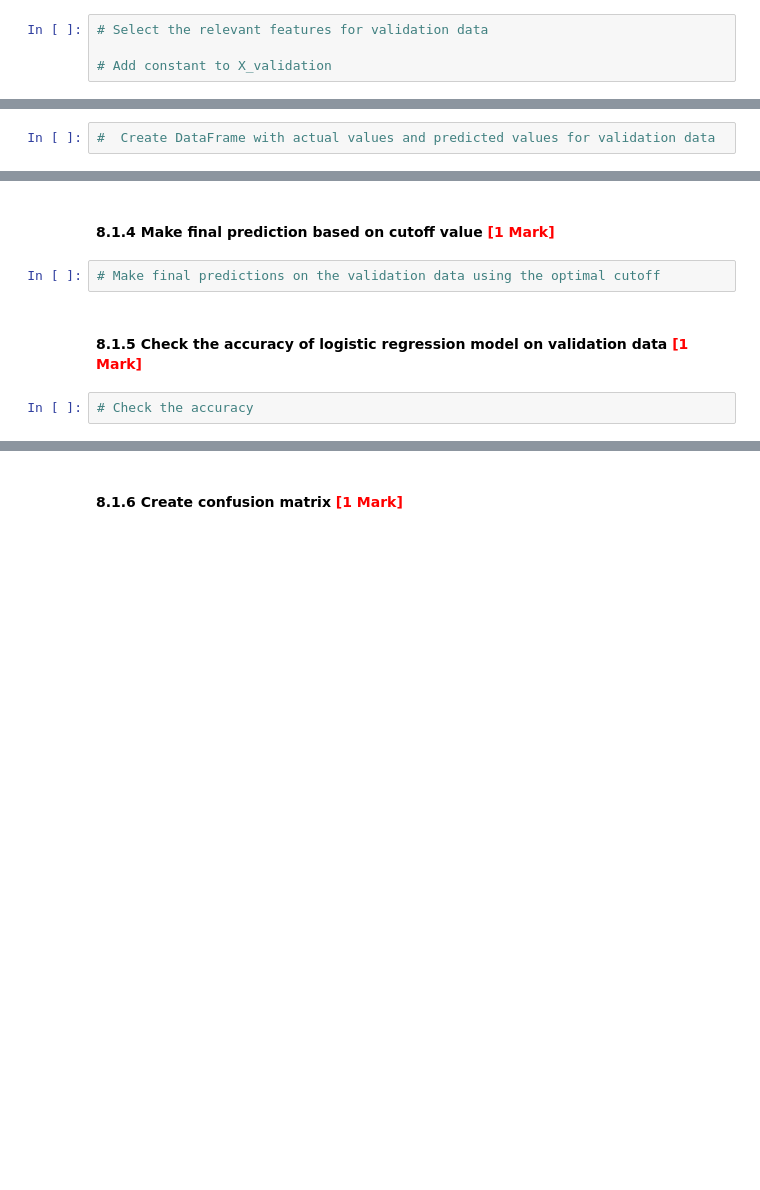
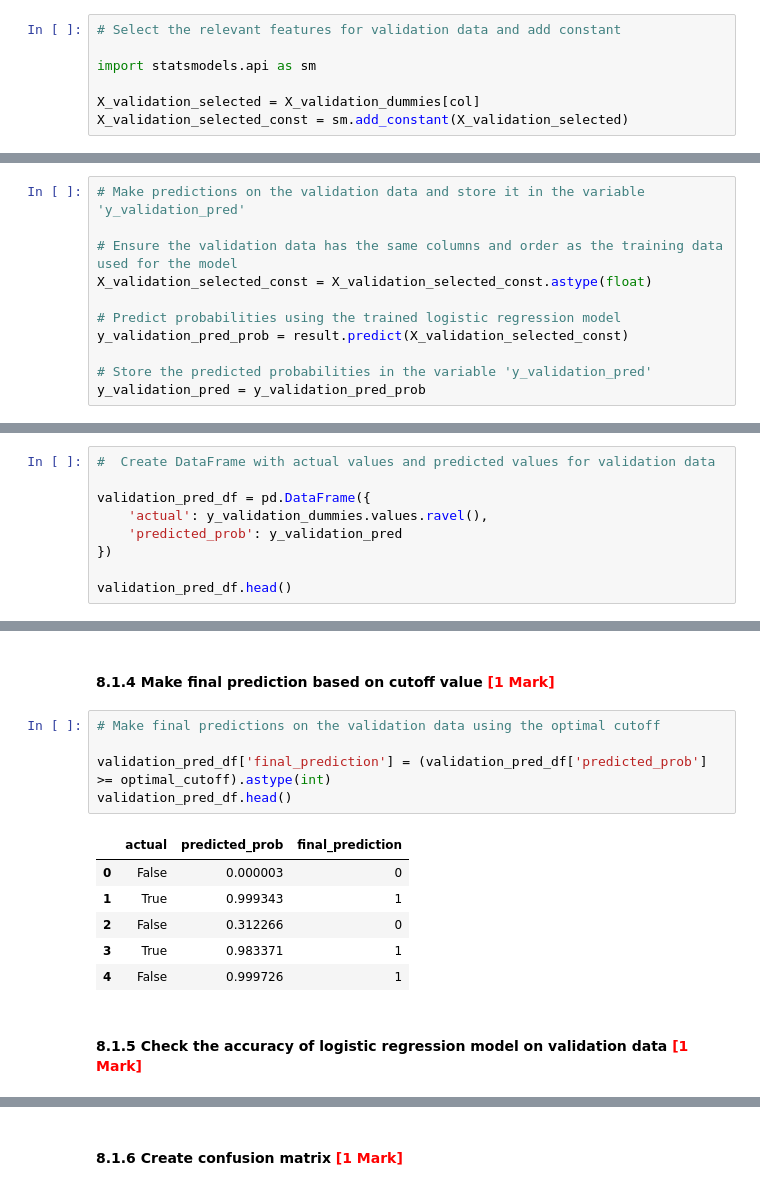
Before and after one commit to shivanshu-sigh-dev/fraudulent-claim-detection, a Jupyter notebook: Fraudulent_Claim_Detection_Starter.ipynb, the cells around one changed output, grey strips where cells are left out. Cells and saved outputs as stored; diff of their text form; blank space fills up the shorter version.

```diff
--- a/Fraudulent_Claim_Detection_Starter.ipynb
+++ b/Fraudulent_Claim_Detection_Starter.ipynb
@@ -1519,8 +1697,11 @@ Use the model from the previous step to make predictions on the validation data
 # %% [markdown]
 #### **8.1.1** Select relevant features for validation data and add constant <font color="red">[1 Mark]</font>
 # %%
-# Select the relevant features for validation data
+# Select the relevant features for validation data and add constant
 
-# Add constant to X_validation
+import statsmodels.api as sm
+
+X_validation_selected = X_validation_dummies[col]
+X_validation_selected_const = sm.add_constant(X_validation_selected)
 # %% [markdown]
 #### **8.1.2** Make predictions over validation data <font color="red">[1 Mark]</font>
@@ -1529,4 +1708,22 @@ Use the model from the previous step to make predictions on the validation data
+# %%
+# Make predictions on the validation data and store it in the variable 'y_validation_pred'
+
+# Ensure the validation data has the same columns and order as the training data used for the model
+X_validation_selected_const = X_validation_selected_const.astype(float)
+
+# Predict probabilities using the trained logistic regression model
+y_validation_pred_prob = result.predict(X_validation_selected_const)
+
+# Store the predicted probabilities in the variable 'y_validation_pred'
+y_validation_pred = y_validation_pred_prob
 # %% [markdown]
 #### **8.1.3** Create DataFrame with actual values and predicted values for validation data <font color="red">[2 Marks]</font>
 # %%
 #  Create DataFrame with actual values and predicted values for validation data
+
+validation_pred_df = pd.DataFrame({
+    'actual': y_validation_dummies.values.ravel(),
+    'predicted_prob': y_validation_pred
+})
+
+validation_pred_df.head()
@@ -1534,7 +1738,15 @@ Use the model from the previous step to make predictions on the validation data
 #### **8.1.4** Make final prediction based on cutoff value <font color="red">[1 Mark]</font>
 # %%
 # Make final predictions on the validation data using the optimal cutoff
+
+validation_pred_df['final_prediction'] = (validation_pred_df['predicted_prob'] >= optimal_cutoff).astype(int)
+validation_pred_df.head()
+# %% [output]
+|  | actual | predicted_prob | final_prediction |
+| 0 | False | 0.000003 | 0 |
+| 1 | True | 0.999343 | 1 |
+| 2 | False | 0.312266 | 0 |
+| 3 | True | 0.983371 | 1 |
+| 4 | False | 0.999726 | 1 |
 # %% [markdown]
 #### **8.1.5** Check the accuracy of logistic regression model on validation data <font color="red">[1 Mark]</font>
-# %%
-# Check the accuracy
```
Also changed, not shown: parts of 43 cells of this notebook.
